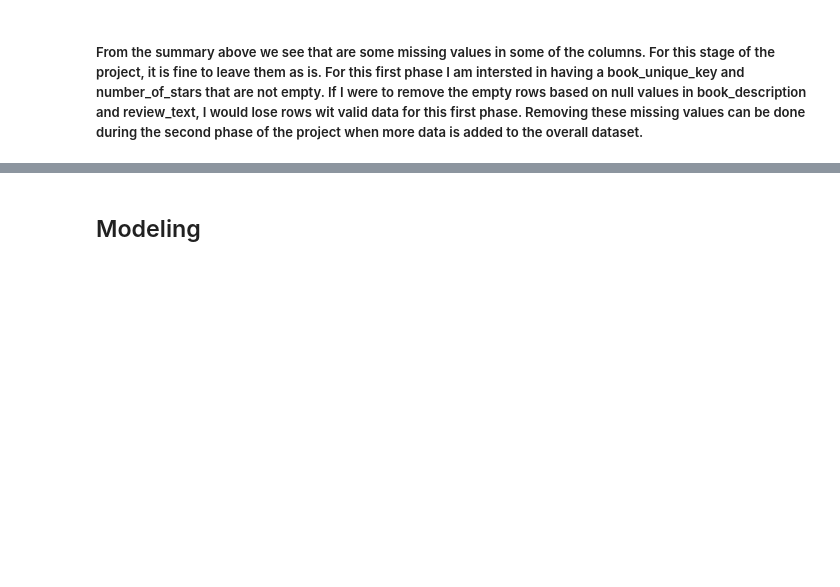
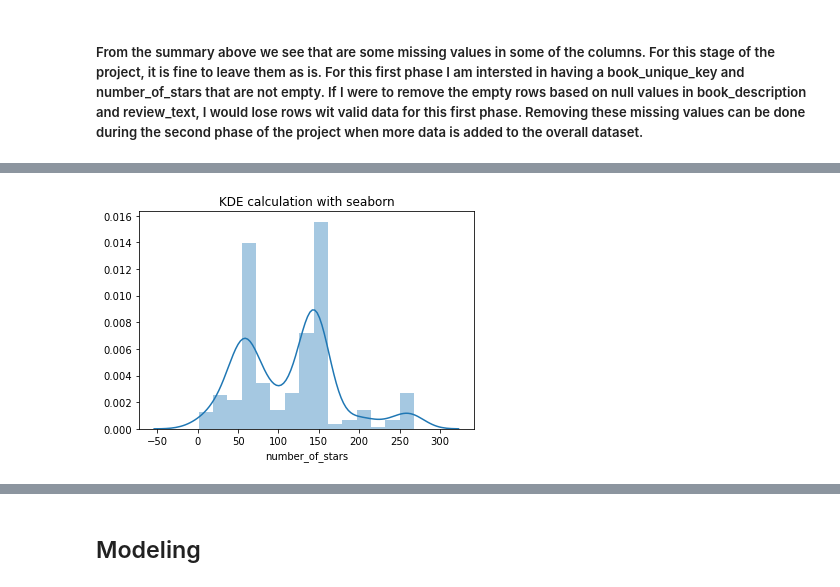
Before and after one commit to angelicacodes/book_recommendation, a Jupyter notebook: notebooks/final/final_2.ipynb, the cells around one changed output, grey strips where cells are left out. Saved outputs shown, nothing was run; the diff lists cells and outputs as text; code cells hidden in the pictures; blank space fills up the shorter version.

```diff
--- a/notebooks/final/final_2.ipynb
+++ b/notebooks/final/final_2.ipynb
@@ -275,0 +290,5 @@ plt.show()
+# %%
+sns.distplot(ratings_num,hist=True,bins=15);
+plt.title("KDE calculation with seaborn");
+# %% [output]
+[figure, added]
```
Also changed, not shown: parts of 12 cells of this notebook, 4 other files.
